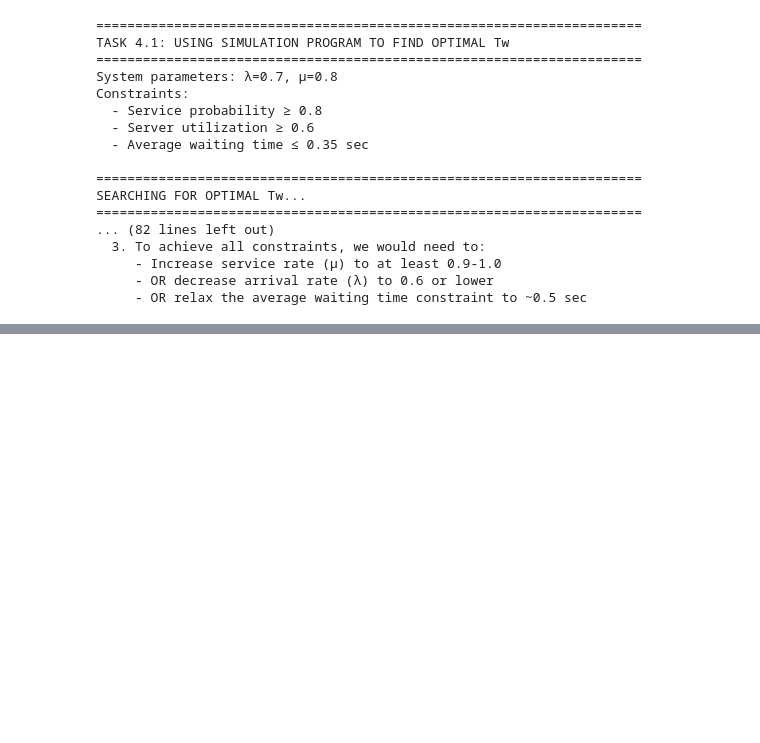
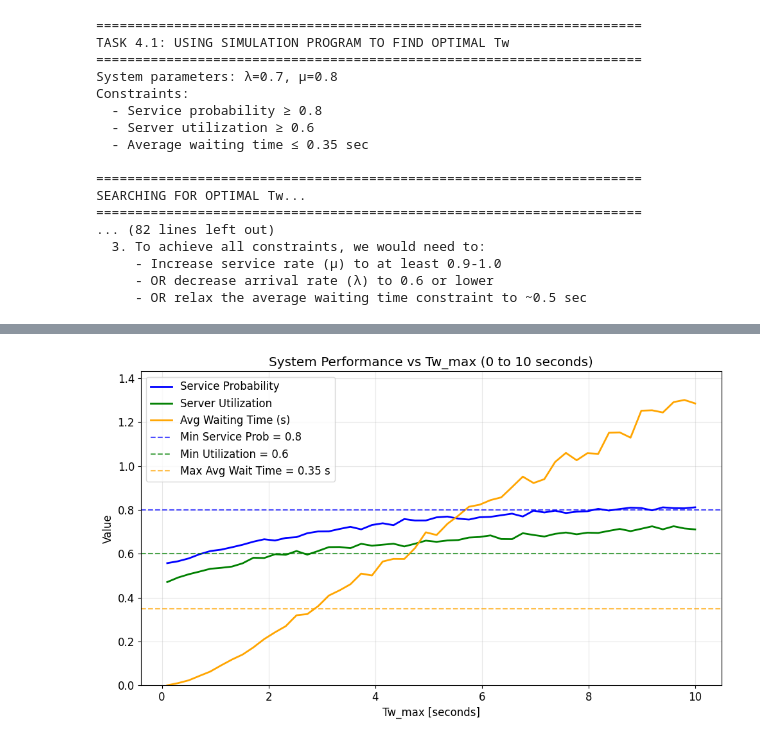
Before and after one commit to KNyathi/HighLoad, a Jupyter notebook: lab4.ipynb, the cells around one changed output, grey strips where cells are left out. Saved outputs shown, nothing was run; the diff lists cells and outputs as text; code cells hidden in the pictures; blank space fills up the shorter version.

```diff
--- a/lab4.ipynb
+++ b/lab4.ipynb
@@ -563,3 +563,96 @@ SEARCHING FOR OPTIMAL Tw...
      - Increase service rate (μ) to at least 0.9-1.0
      - OR decrease arrival rate (λ) to 0.6 or lower
      - OR relax the average waiting time constraint to ~0.5 sec
+# %%
+# ----------------------------------------------------------------------
+# SINGLE PLOT FOR Tw FROM 0 TO 10 SECONDS
+# ----------------------------------------------------------------------
+import numpy as np
+import matplotlib.pyplot as plt
+
+# System parameters (same as Task 4.1)
+lambda_arrival = 0.7
+mu_service = 0.8
+T_simulation = 1000
+num_runs = 10
+
+# Constraints
+min_service_prob = 0.8
+min_utilization = 0.6
+max_avg_wait_time = 0.35
+
+# Tw range from nearly 0 to 10 seconds
+Tw_candidates = np.linspace(0.1, 10.0, 50)  # 50 points for a smooth curve
+
+# Storage for results
+service_probs = []
+utilization_probs = []
+avg_waiting_times = []
+
+print("Simulating for Tw from 0 to 10 seconds...")
+for Tw in Tw_candidates:
+    results = simulate_single_channel_system(
+        lambda_arrival, mu_service, Tw, T_simulation, num_runs
+    )
+    service_probs.append(results['service_probability'])
+    utilization_probs.append(results['utilization_probability'])
+    avg_waiting_times.append(results['avg_waiting_time'])
+
+# Convert to numpy arrays for easier handling
+service_probs = np.array(service_probs)
+utilization_probs = np.array(utilization_probs)
+avg_waiting_times = np.array(avg_waiting_times)
+
+# Find if any Tw satisfies all constraints
+valid_indices = np.where(
+    (service_probs >= min_service_prob) &
+    (utilization_probs >= min_utilization) &
+    (avg_waiting_times <= max_avg_wait_time)
+)[0]
+
+if len(valid_indices) > 0:
+    optimal_Tw = Tw_candidates[valid_indices[0]]  # smallest valid Tw
+    print(f"Optimal Tw found: {optimal_Tw:.4f} s")
+else:
+    optimal_Tw = None
+    print("No Tw in [0,10] satisfies all three constraints.")
+
+# ----------------------------------------------------------------------
+# Create the single plot
+# ----------------------------------------------------------------------
+plt.figure(figsize=(10, 6))
+
+# Plot the three metrics
+plt.plot(Tw_candidates, service_probs, 'b-', linewidth=2, label='Service Probability')
+plt.plot(Tw_candidates, utilization_probs, 'g-', linewidth=2, label='Server Utilization')
+plt.plot(Tw_candidates, avg_waiting_times, 'orange', linewidth=2, label='Avg Waiting Time (s)')
+
+# Constraint lines
+plt.axhline(y=min_service_prob, color='b', linestyle='--', alpha=0.7,
+            label=f'Min Service Prob = {min_service_prob}')
+plt.axhline(y=min_utilization, color='g', linestyle='--', alpha=0.7,
+            label=f'Min Utilization = {min_utilization}')
+plt.axhline(y=max_avg_wait_time, color='orange', linestyle='--', alpha=0.7,
+            label=f'Max Avg Wait Time = {max_avg_wait_time} s')
+
+# Mark optimal Tw if it exists
+if optimal_Tw is not None:
+    plt.axvline(x=optimal_Tw, color='red', linestyle=':', linewidth=2,
+                label=f'Optimal Tw = {optimal_Tw:.2f} s')
+
+# Labels, title, grid, legend
+plt.xlabel('Tw_max [seconds]')
+plt.ylabel('Value')
+plt.title('System Performance vs Tw_max (0 to 10 seconds)')
+plt.grid(True, alpha=0.3)
+plt.legend(loc='best')
+
+# Adjust y‑limit to accommodate waiting time (which can exceed 1)
+plt.ylim(0, max(1.2, max(avg_waiting_times)*1.1))
+
+plt.tight_layout()
+plt.show()
+
+# Optional note
+print("Note: Average waiting time (orange) is plotted in seconds on the same scale.")
+# %% [output]
@@ -565,0 +661 @@ SEARCHING FOR OPTIMAL Tw...
+[figure, added]
```
Also changed, not shown: parts of 7 cells of this notebook, 2 other files.
